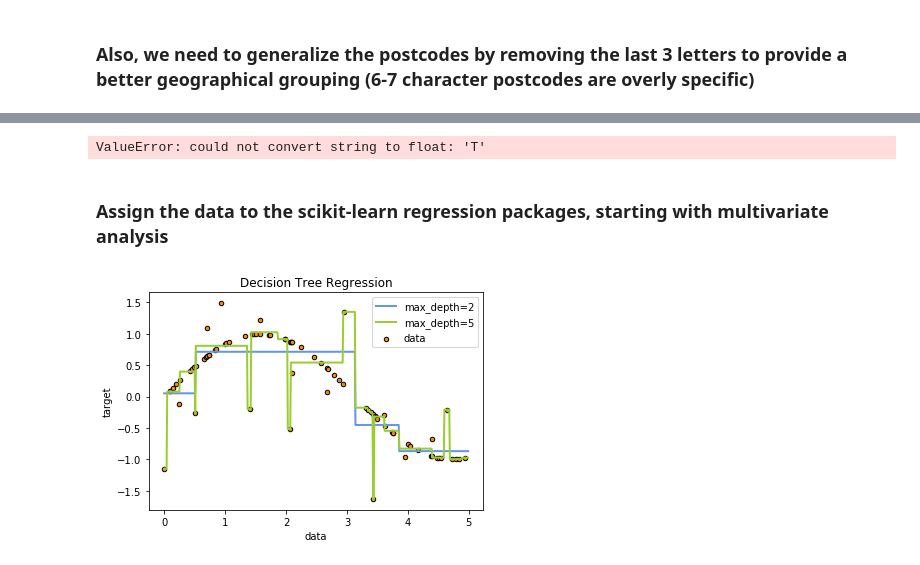
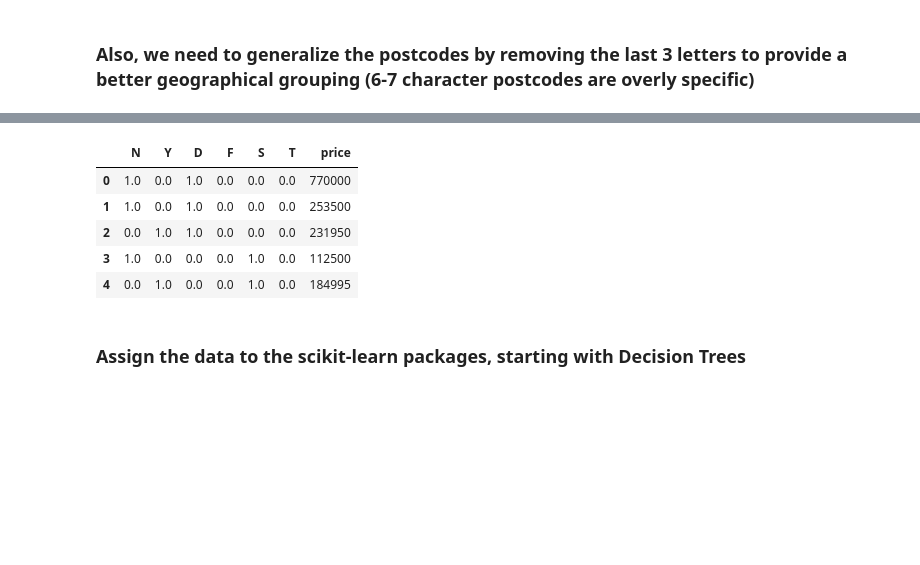
Before and after one commit to dudikbender/springboard, a Jupyter notebook: UK_prices_paid_analysis.ipynb, the cells around one changed output, grey strips where cells are left out. Cells and saved outputs as stored; diff of their text form; code cells hidden in the pictures; blank space fills up the shorter version.

```diff
--- a/UK_prices_paid_analysis.ipynb
+++ b/UK_prices_paid_analysis.ipynb
@@ -210,16 +215,20 @@ cols
 # %%
 x = pd.DataFrame(x)
 y = pd.DataFrame(y)
-data = pd.concat([x, y]).reset_index()
+data = pd.concat([x, y], axis=1)
 
-z = np.array(df['property_type'])
-binarizer = LabelBinarizer()
-data_enc = binarizer.fit_transform(z)
+data_ohe = OneHotEncoder().fit_transform(data).toarray()
+data_ohe = pd.DataFrame(encoded)
+data_ohe.columns = cols
 
-encoded = OneHotEncoder().fit_transform(z).toarray()
-encoded = pd.DataFrame(encoded)
-encoded
+z = pd.concat([data_ohe, df_enc.price], axis=1).fillna(0)
+z.head()
 # %% [output]
-ValueError: could not convert string to float: 'T'
+|  | N | Y | D | F | S | T | price |
+| 0 | 1.0 | 0.0 | 1.0 | 0.0 | 0.0 | 0.0 | 770000 |
+| 1 | 1.0 | 0.0 | 1.0 | 0.0 | 0.0 | 0.0 | 253500 |
+| 2 | 0.0 | 1.0 | 1.0 | 0.0 | 0.0 | 0.0 | 231950 |
+| 3 | 1.0 | 0.0 | 0.0 | 0.0 | 1.0 | 0.0 | 112500 |
+| 4 | 0.0 | 1.0 | 0.0 | 0.0 | 1.0 | 0.0 | 184995 |
 # %% [markdown]
-### Assign the data to the scikit-learn regression packages, starting with multivariate analysis
+### Assign the data to the scikit-learn packages, starting with Decision Trees
@@ -254,36 +234,0 @@ plt.show()
-# %%
-## Decision Tree regression model
-# Import the necessary modules and libraries
-from sklearn.tree import DecisionTreeRegressor
-
-# Create a random dataset
-rng = np.random.RandomState(1)
-X = np.sort(5 * rng.rand(80, 1), axis=0)
-y = np.sin(X).ravel()
-y[::5] += 3 * (0.5 - rng.rand(16))
-
-# Fit regression model
-regr_1 = DecisionTreeRegressor(max_depth=2)
-regr_2 = DecisionTreeRegressor(max_depth=5)
-regr_1.fit(X, y)
-regr_2.fit(X, y)
-
-# Predict
-X_test = np.arange(0.0, 5.0, 0.01)[:, np.newaxis]
-y_1 = regr_1.predict(X_test)
-y_2 = regr_2.predict(X_test)
-
-# Plot the results
-plt.figure()
-plt.scatter(X, y, s=20, edgecolor="black",
-            c="darkorange", label="data")
-plt.plot(X_test, y_1, color="cornflowerblue",
-         label="max_depth=2", linewidth=2)
-plt.plot(X_test, y_2, color="yellowgreen", label="max_depth=5", linewidth=2)
-plt.xlabel("data")
-plt.ylabel("target")
-plt.title("Decision Tree Regression")
-plt.legend()
-plt.show()
-# %% [output]
-[figure, removed]
```
Also changed, not shown: parts of 7 cells of this notebook.
